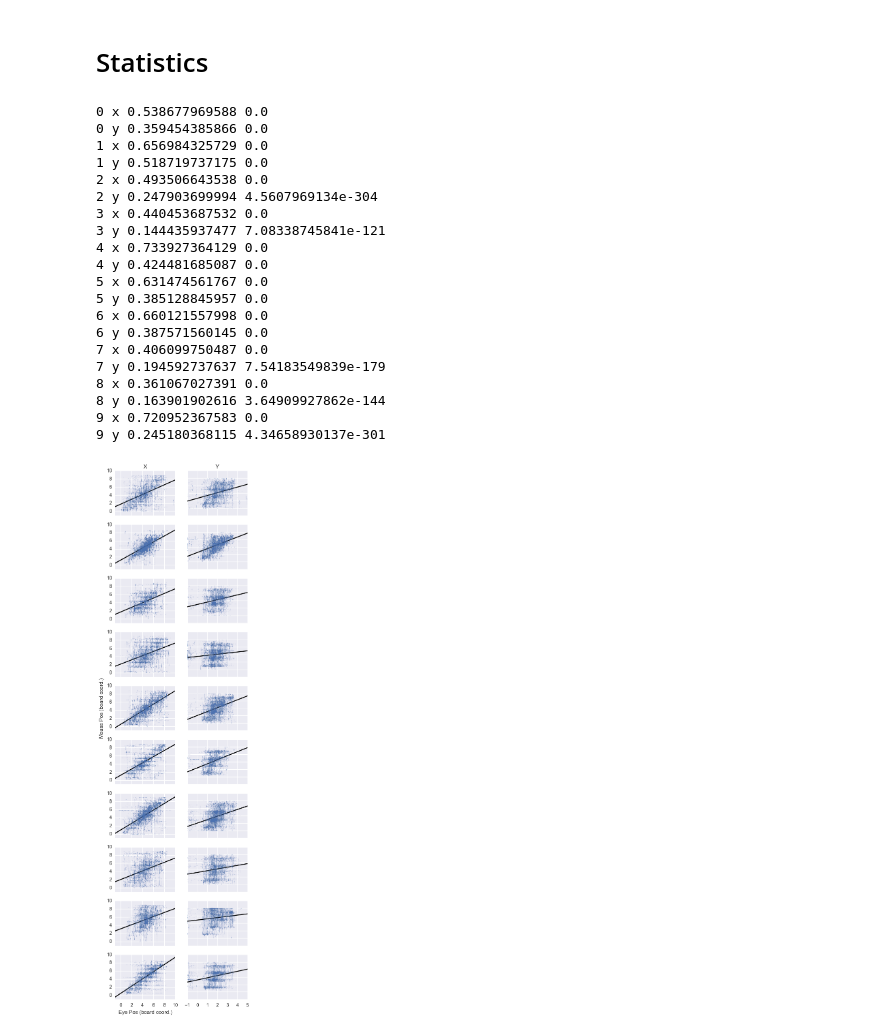
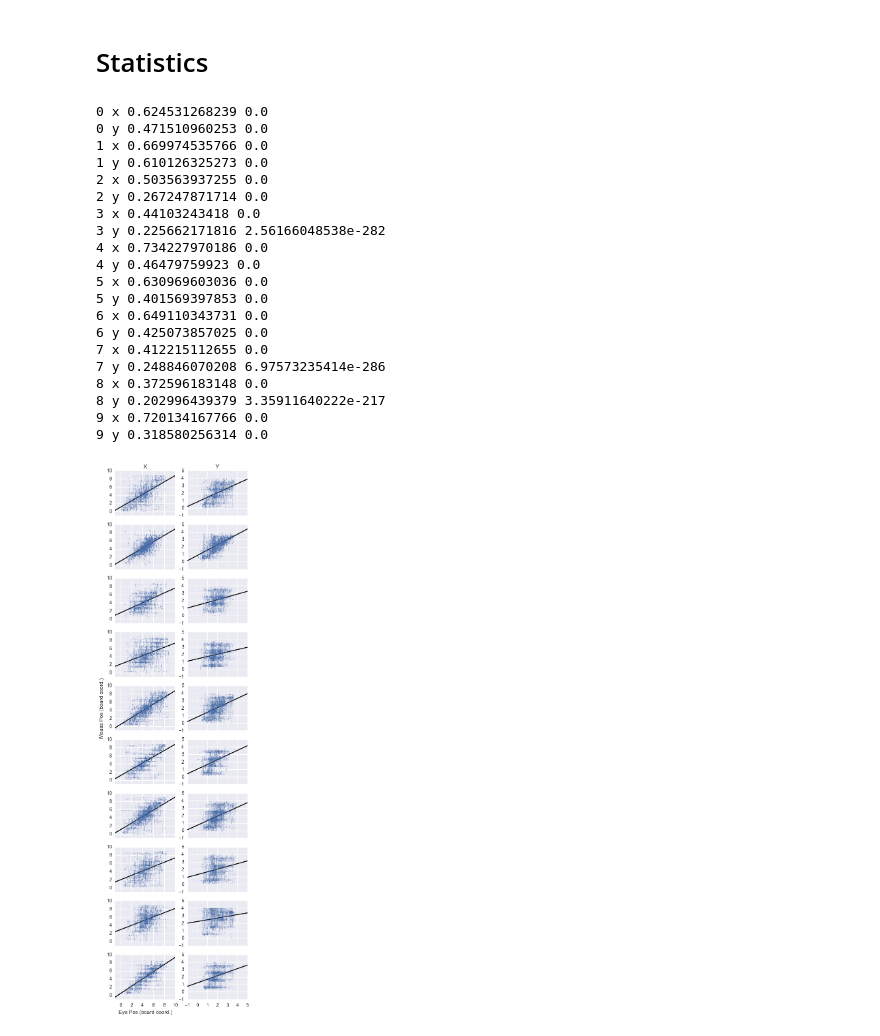
Before and after one commit to galbiati/mnk-cleaning-analysis, a Jupyter notebook: 2_eye/FINAL.ipynb, the cells around one changed output. Drawn from its saved outputs; the diff is of its cells as text; code cells hidden in the pictures.

```diff
--- a/2_eye/FINAL.ipynb
+++ b/2_eye/FINAL.ipynb
@@ -14,6 +14,7 @@ data_dir = os.path.expanduser('~/Google Drive/Bas Zahy Gianni - Games/Data/2_eye
 game_dir = os.path.join(data_dir, 'game')
 eyet_dir = os.path.join(data_dir, 'eyet')
 mous_dir = os.path.join(data_dir, 'mous')
+output_dir = os.path.expanduser('~/Google Drive/Bas Zahy Gianni - Games/Analysis/2_eye/histograms')
 game_files = [os.path.join(game_dir, g) for g in os.listdir(game_dir) if g[-3:]=='csv']
 eyet_files = [os.path.join(eyet_dir, e) for e in os.listdir(eyet_dir) if e[-3:]=='csv']
 mous_files = [os.path.join(mous_dir, m) for m in os.listdir(mous_dir) if m[-3:]=='csv']
@@ -25,4 +26,29 @@ Notes:
 1. Computer logs timestamps as "0", so when computer makes last move, we lose time index
 2. Solution: load raw game data with "ready" entries, as these have timestamp for game beginning.
 3. Now requires further processing :(
+# %%
+subject_initial_map = [g[-6:-4] for g in game_files]
+subject_initial_map = dict(zip(subject_initial_map, np.arange(len(subject_initial_map))))
+
+top = 192
+bottom = 506
+left = 177
+right = 889
+width = right - left
+height = bottom - top
+
+def expand_mouse_mt(row):
+    endtime = int(row['ts'])
+    starttime = endtime - int(row['rt'])
+    if type(row['mt'])==str:
+        return str(starttime) + ',' + row['mt'] + ',' + str(endtime)
+
+def expand_mouse_mx(row):
+    endtime = int(row['ts'])
+    starttime = endtime - int(row['rt'])
+    if type(row['mx'])==str:
+        locs = row['mx'].split(';')
+        endloc = locs[-1]
+        startloc = locs[0]
+        return startloc + ';' + row['mx'] + ';' + endloc
 # %%
@@ -128,0 +319,7 @@ t = [make_tidy(i) for i in range(len(e_list))]
+# %%
+for i in range(len(mpivs)):
+    mp = mpivs[i]
+    ep = epivs[i]
+
+    mp[list(range(36)) + [999, 'bp', 'wp', 'zet']].to_csv(os.path.join(output_dir, 'mouse {}.csv'.format(i)))
+    ep[list(range(36)) + [999, 'bp', 'wp', 'zet']].to_csv(os.path.join(output_dir, 'eye {}.csv'.format(i)))
@@ -131,42 +368,45 @@ t = [make_tidy(i) for i in range(len(e_list))]
 # %%
 fig, axes = plt.subplots(len(e_list), 2, figsize=(5, 20))
 for i in range(len(e_list)):
     for j, c in enumerate(['x', 'y']):
+        ul = 4 if j==1 else 9
         tt = t[i].loc[pd.notnull(t[i]['eye'+c])&pd.notnull(t[i]['mou'+c])&(t[i]['task']=='playing')]
+        tt = tt.loc[(tt['eye'+c]>=0)&(tt['eye'+c]<=ul)]
+        tt = tt.loc[(tt['mou'+c]>=0)&(tt['mou'+c]<=ul)]
         lr = stats.linregress(tt['eye'+c], tt['mou'+c])
         print(str(i), c, lr.rvalue, lr.pvalue)
         axes[i, j].plot([-2, 11], [-2*lr.slope+lr.intercept, 11*lr.slope+lr.intercept], color='black')
         axes[i, j].plot(tt['eye'+c], tt['mou'+c], linestyle='none', marker='o', alpha=.1, markersize=1)
 
 
 plt.setp(axes[:, 0], xlim=[-1, 10], ylim=[-1, 10])
-plt.setp(axes[:, 1], xlim=[-1, 5], ylim=[-1, 5], yticklabels=[])
+plt.setp(axes[:, 1], xlim=[-1, 5], ylim=[-1, 5])
 plt.setp(axes[:-1, :], xticklabels=[])
 plt.setp(axes[-1, 0], xlabel='Eye Pos (board coord.)')
 plt.setp(axes[4, 0], ylabel='Mouse Pos (board coord.)')
 plt.setp(axes[0, 0], title='X')
 plt.setp(axes[0, 1], title='Y')
 
 sns.despine()
 # %% [output]
-0 x 0.538677969588 0.0
-0 y 0.359454385866 0.0
-1 x 0.656984325729 0.0
-1 y 0.518719737175 0.0
-2 x 0.493506643538 0.0
-2 y 0.247903699994 4.5607969134e-304
-3 x 0.440453687532 0.0
-3 y 0.144435937477 7.08338745841e-121
-4 x 0.733927364129 0.0
-4 y 0.424481685087 0.0
-5 x 0.631474561767 0.0
-5 y 0.385128845957 0.0
-6 x 0.660121557998 0.0
-6 y 0.387571560145 0.0
-7 x 0.406099750487 0.0
-7 y 0.194592737637 7.54183549839e-179
-8 x 0.361067027391 0.0
-8 y 0.163901902616 3.64909927862e-144
-9 x 0.720952367583 0.0
-9 y 0.245180368115 4.34658930137e-301
+0 x 0.624531268239 0.0
+0 y 0.471510960253 0.0
+1 x 0.669974535766 0.0
+1 y 0.610126325273 0.0
+2 x 0.503563937255 0.0
+2 y 0.267247871714 0.0
+3 x 0.44103243418 0.0
+3 y 0.225662171816 2.56166048538e-282
+4 x 0.734227970186 0.0
+4 y 0.46479759923 0.0
+5 x 0.630969603036 0.0
+5 y 0.401569397853 0.0
+6 x 0.649110343731 0.0
+6 y 0.425073857025 0.0
+7 x 0.412215112655 0.0
+7 y 0.248846070208 6.97573235414e-286
+8 x 0.372596183148 0.0
+8 y 0.202996439379 3.35911640222e-217
+9 x 0.720134167766 0.0
+9 y 0.318580256314 0.0
-[figure, old version]
+[figure, new version]
```
Also changed, not shown: parts of 20 cells of this notebook.
